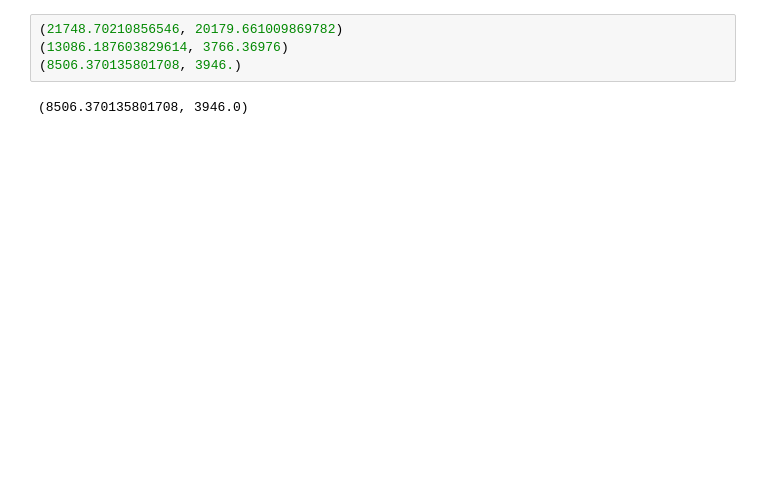
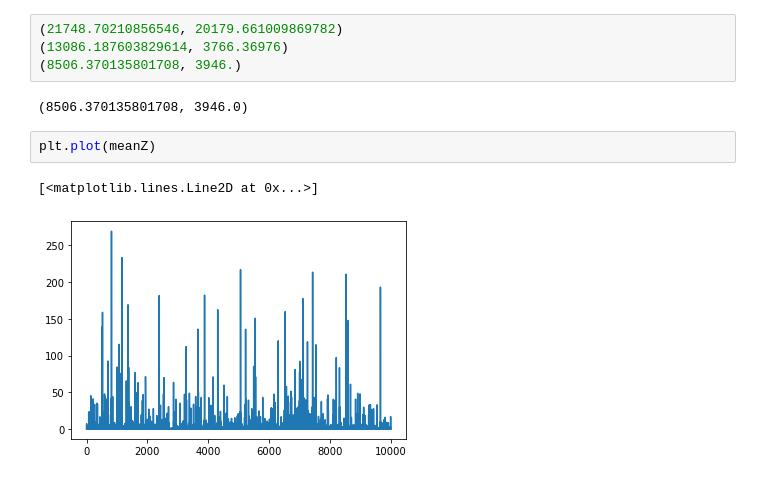
Before and after one commit to SheffieldML/advectionGPdatasets, a Jupyter notebook: juypter/Round Hill 2 example XVAL-Gaussian Bases.ipynb, the cells around one changed output. Drawn from its saved outputs; the diff is of its cells as text; blank space fills up the shorter version.

```diff
--- a/juypter/Round Hill 2 example XVAL-Gaussian Bases.ipynb
+++ b/juypter/Round Hill 2 example XVAL-Gaussian Bases.ipynb
@@ -172,3 +177,8 @@ for t in [30,180,600]:
 (8506.370135801708, 3946.)
 # %% [output]
 (8506.370135801708, 3946.0)
+# %%
+plt.plot(meanZ)
+# %% [output]
+[<matplotlib.lines.Line2D at 0x...>]
+[figure, added]
```
Also changed, not shown: parts of 5 cells of this notebook.
